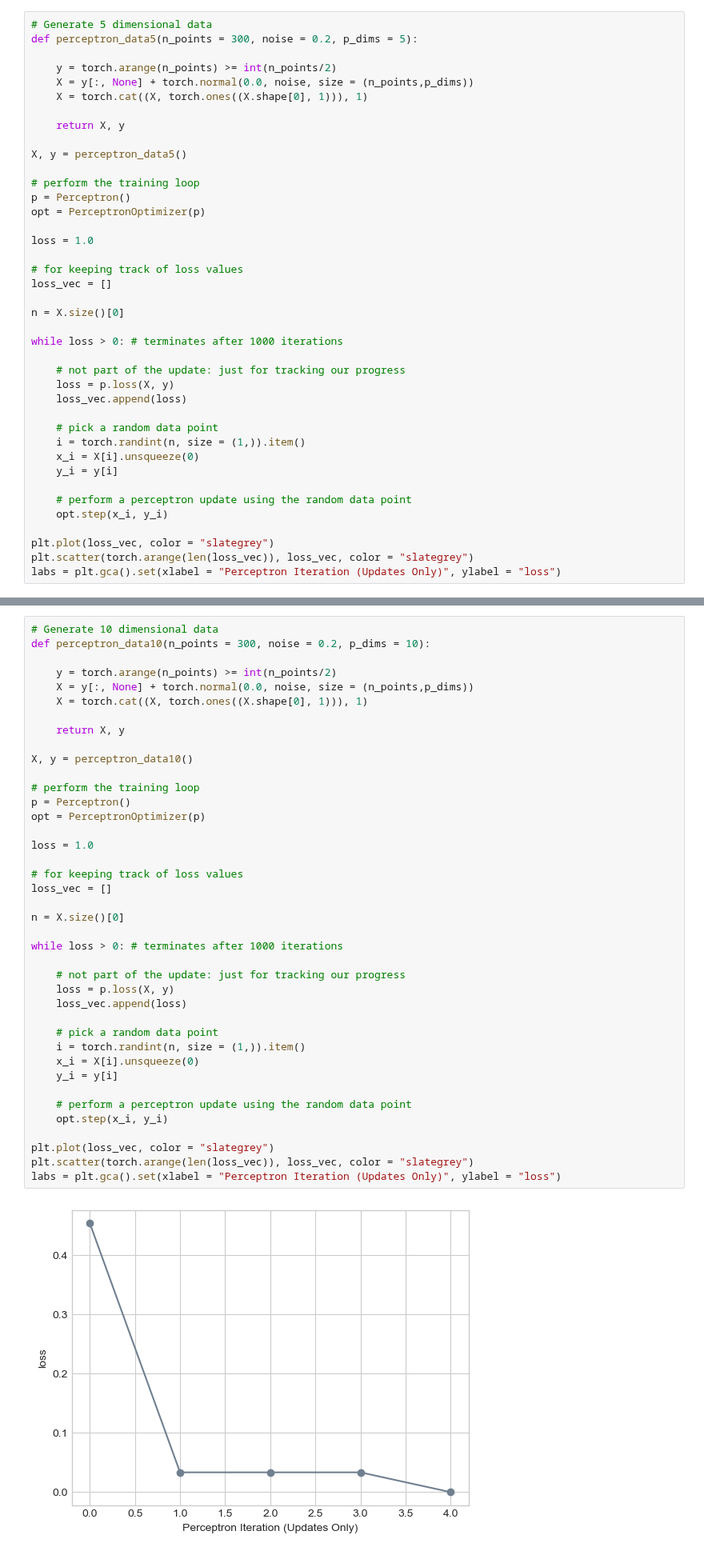
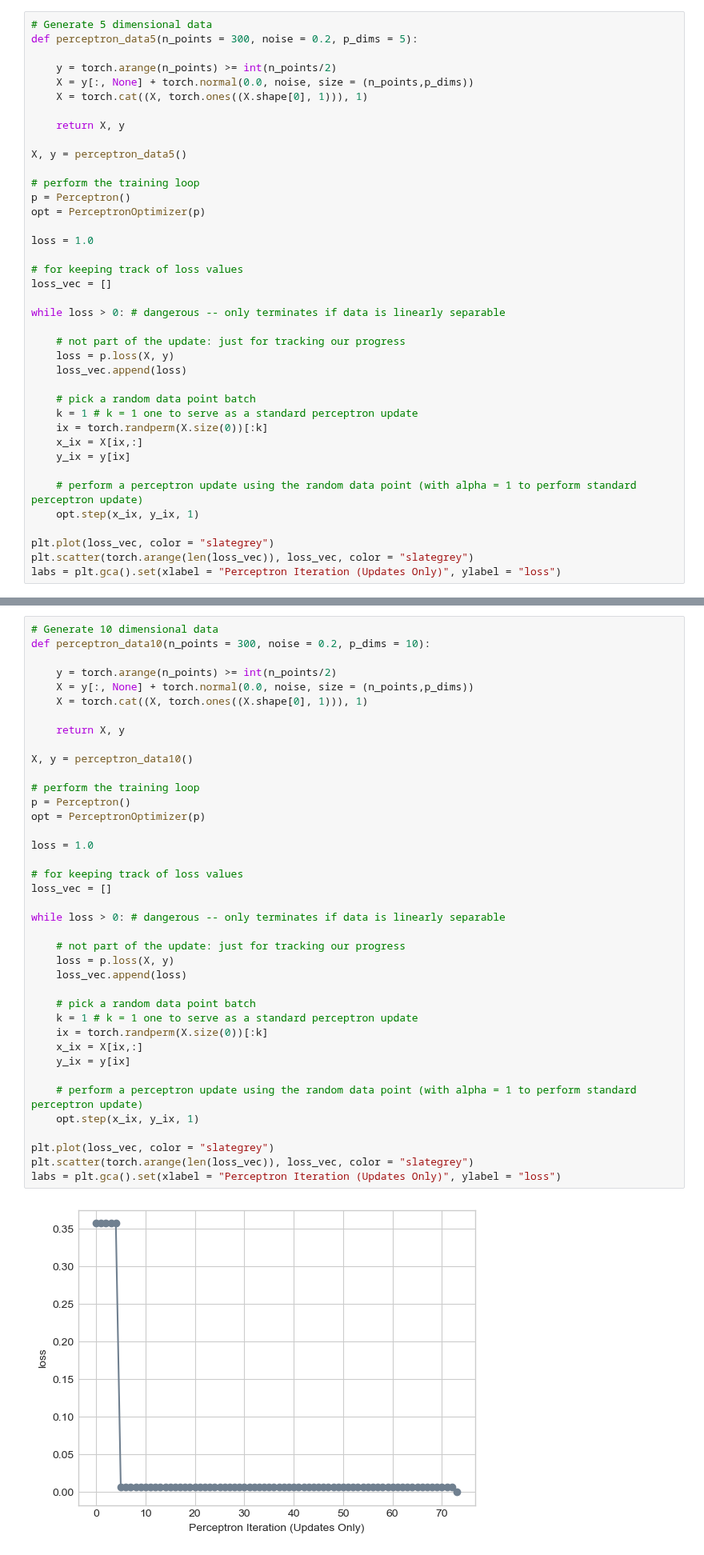
Before and after one commit to Nibsquatch/Nibsquatch.github.io, a Jupyter notebook: posts/Blog 4/index.ipynb, the cells around one changed output, grey strips where cells are left out. Shown at 80% size. Cells and saved outputs as stored; diff of their text form.

```diff
--- a/posts/Blog 4/index.ipynb
+++ b/posts/Blog 4/index.ipynb
@@ -217,21 +219,20 @@ loss = 1.0
 # for keeping track of loss values
 loss_vec = []
 
-n = X.size()[0]
-
-while loss > 0: # terminates after 1000 iterations
+while loss > 0: # dangerous -- only terminates if data is linearly separable
 
     # not part of the update: just for tracking our progress
     loss = p.loss(X, y)
     loss_vec.append(loss)
 
-    # pick a random data point
-    i = torch.randint(n, size = (1,)).item()
-    x_i = X[i].unsqueeze(0)
-    y_i = y[i]
+    # pick a random data point batch
+    k = 1 # k = 1 one to serve as a standard perceptron update
+    ix = torch.randperm(X.size(0))[:k]
+    x_ix = X[ix,:]
+    y_ix = y[ix]
 
-    # perform a perceptron update using the random data point
-    opt.step(x_i, y_i)
+    # perform a perceptron update using the random data point (with alpha = 1 to perform standard perceptron update)
+    opt.step(x_ix, y_ix, 1)
 
 plt.plot(loss_vec, color = "slategrey")
 plt.scatter(torch.arange(len(loss_vec)), loss_vec, color = "slategrey")
@@ -245,42 +246,41 @@ The Perceptron Algorithim is able to work extremely quickly to reduce the loss t
 def perceptron_data10(n_points = 300, noise = 0.2, p_dims = 10):
 
     y = torch.arange(n_points) >= int(n_points/2)
     X = y[:, None] + torch.normal(0.0, noise, size = (n_points,p_dims))
     X = torch.cat((X, torch.ones((X.shape[0], 1))), 1)
 
     return X, y
 
 X, y = perceptron_data10()
 
 # perform the training loop
 p = Perceptron()
 opt = PerceptronOptimizer(p)
 
 loss = 1.0
 
 # for keeping track of loss values
 loss_vec = []
 
-n = X.size()[0]
-
-while loss > 0: # terminates after 1000 iterations
+while loss > 0: # dangerous -- only terminates if data is linearly separable
 
     # not part of the update: just for tracking our progress
     loss = p.loss(X, y)
     loss_vec.append(loss)
 
-    # pick a random data point
-    i = torch.randint(n, size = (1,)).item()
-    x_i = X[i].unsqueeze(0)
-    y_i = y[i]
+    # pick a random data point batch
+    k = 1 # k = 1 one to serve as a standard perceptron update
+    ix = torch.randperm(X.size(0))[:k]
+    x_ix = X[ix,:]
+    y_ix = y[ix]
 
-    # perform a perceptron update using the random data point
-    opt.step(x_i, y_i)
+    # perform a perceptron update using the random data point (with alpha = 1 to perform standard perceptron update)
+    opt.step(x_ix, y_ix, 1)
 
 plt.plot(loss_vec, color = "slategrey")
 plt.scatter(torch.arange(len(loss_vec)), loss_vec, color = "slategrey")
 labs = plt.gca().set(xlabel = "Perceptron Iteration (Updates Only)", ylabel = "loss")
 # %% [output]
-[figure, old version]
+[figure, new version]
 # %% [markdown]
 Although the Perceptron algorithim optimized the weight vector for the 10 dimensional data much faster than it did for 2 dimensional data, the rate of optimization does not seem to have a purely linear relationship. In general, multidimensional data does seem to be able to be optimized faster than simple 2 dimensional data.
```
Also changed, not shown: parts of 10 cells of this notebook, 1 other file.
